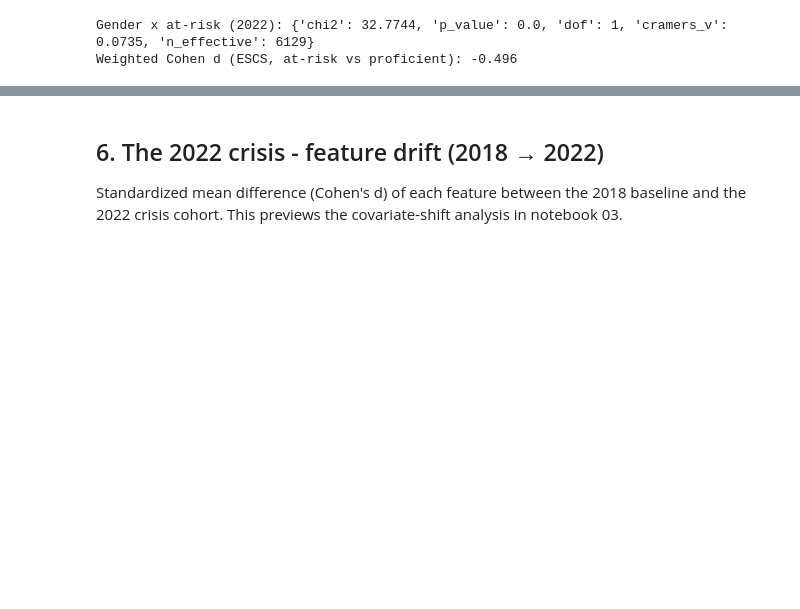
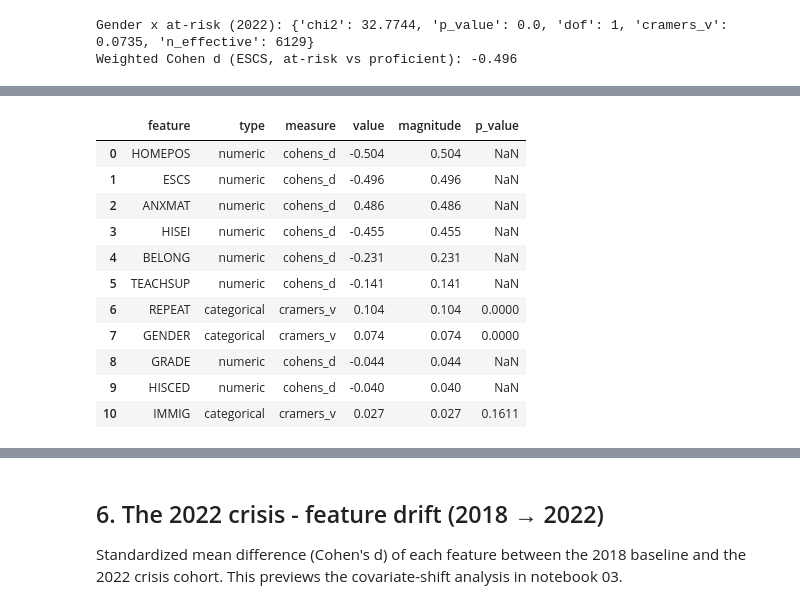
Before and after one commit to xhoja/oecd-pisa-albania, a Jupyter notebook: notebooks/01_eda_albania.ipynb, the cells around one changed output, grey strips where cells are left out. Saved outputs shown, nothing was run; the diff lists cells and outputs as text; code cells hidden in the pictures; blank space fills up the shorter version.

```diff
--- a/notebooks/01_eda_albania.ipynb
+++ b/notebooks/01_eda_albania.ipynb
@@ -176,0 +262,20 @@ Weighted Cohen d (ESCS, at-risk vs proficient): -0.496
+# %%
+from src.statistics.tests import feature_effect_sizes
+feature_effect_sizes(
+    d22,
+    numeric_features=['ESCS','HOMEPOS','HISCED','HISEI','BELONG','TEACHSUP','ANXMAT','GRADE'],
+    categorical_features=['GENDER','REPEAT','IMMIG'],
+)
+# %% [output]
+|  | feature | type | measure | value | magnitude | p_value |
+| 0 | HOMEPOS | numeric | cohens_d | -0.504 | 0.504 | NaN |
+| 1 | ESCS | numeric | cohens_d | -0.496 | 0.496 | NaN |
+| 2 | ANXMAT | numeric | cohens_d | 0.486 | 0.486 | NaN |
+| 3 | HISEI | numeric | cohens_d | -0.455 | 0.455 | NaN |
+| 4 | BELONG | numeric | cohens_d | -0.231 | 0.231 | NaN |
+| 5 | TEACHSUP | numeric | cohens_d | -0.141 | 0.141 | NaN |
+| 6 | REPEAT | categorical | cramers_v | 0.104 | 0.104 | 0.0000 |
+| 7 | GENDER | categorical | cramers_v | 0.074 | 0.074 | 0.0000 |
+| 8 | GRADE | numeric | cohens_d | -0.044 | 0.044 | NaN |
+| 9 | HISCED | numeric | cohens_d | -0.040 | 0.040 | NaN |
+| 10 | IMMIG | categorical | cramers_v | 0.027 | 0.027 | 0.1611 |
```
Also changed, not shown: parts of 12 cells of this notebook, 14 other files.
